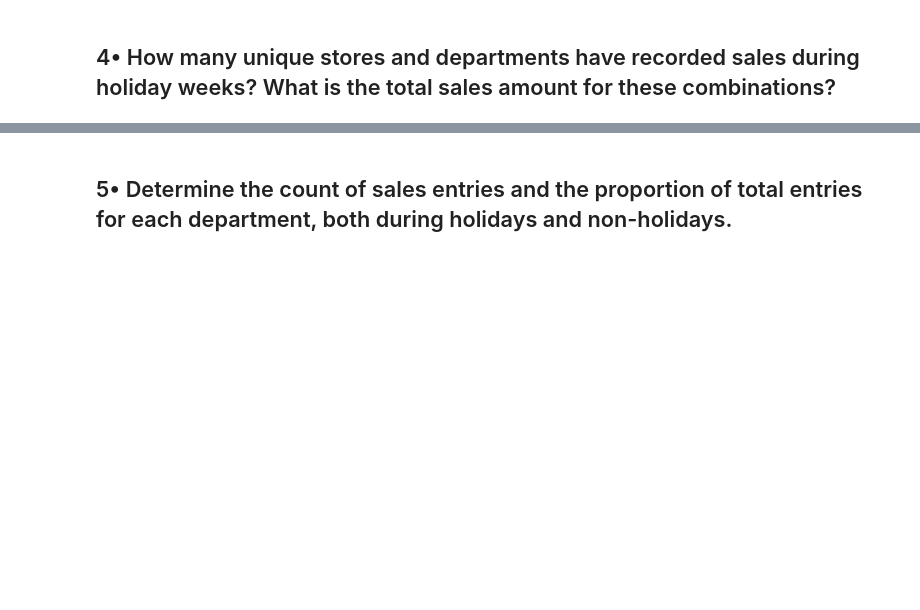
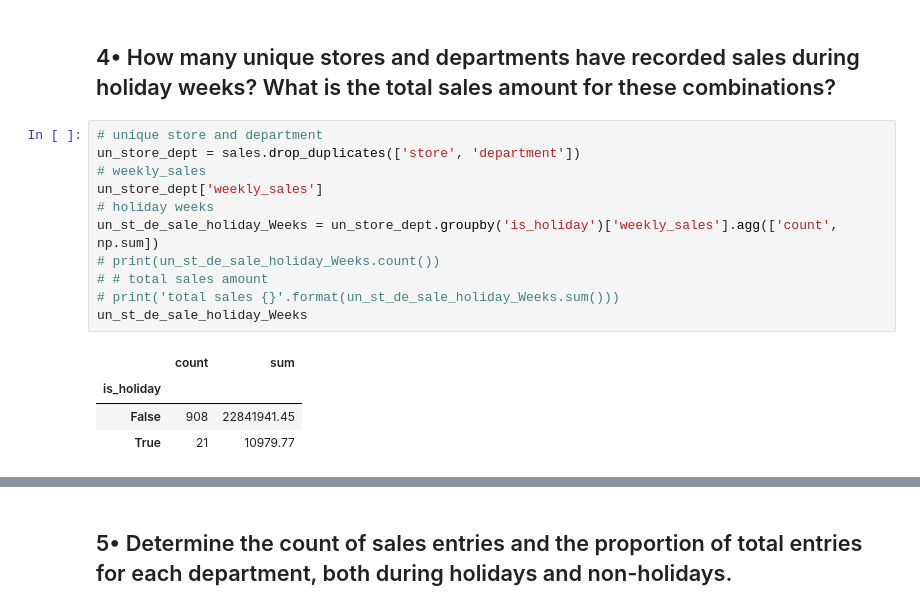
Before and after one commit to S827/python-programs, a Jupyter notebook: EDAPractice/DMWithPandas/CH2_AggregatingDataFrames/aggregating_Dataframes.ipynb, the cells around one changed output, grey strips where cells are left out. Drawn from its saved outputs; the diff is of its cells as text; blank space fills up the shorter version.

Commit message:
added problem 4 solution of aggregating dataframes test problem set

```diff
--- a/EDAPractice/DMWithPandas/CH2_AggregatingDataFrames/aggregating_Dataframes.ipynb
+++ b/EDAPractice/DMWithPandas/CH2_AggregatingDataFrames/aggregating_Dataframes.ipynb
@@ -132,3 +132,19 @@ Top 5 stores with the highest average weekly sales store
 Name: weekly_sales, dtype: float64
 # %% [markdown]
 ## 4•  How many unique stores and departments have recorded sales during holiday weeks? What is the total sales amount for these combinations?
+# %%
+# unique store and department
+un_store_dept = sales.drop_duplicates(['store', 'department'])
+# weekly_sales
+un_store_dept['weekly_sales']
+# holiday weeks
+un_st_de_sale_holiday_Weeks = un_store_dept.groupby('is_holiday')['weekly_sales'].agg(['count', np.sum])
+# print(un_st_de_sale_holiday_Weeks.count())
+# # total sales amount
+# print('total sales {}'.format(un_st_de_sale_holiday_Weeks.sum()))
+un_st_de_sale_holiday_Weeks
+# %% [output]
+|  | count | sum |
+| is_holiday |  |  |
+| False | 908 | 22841941.45 |
+| True | 21 | 10979.77 |
```
Also changed, not shown: parts of 1 cell of this notebook.
